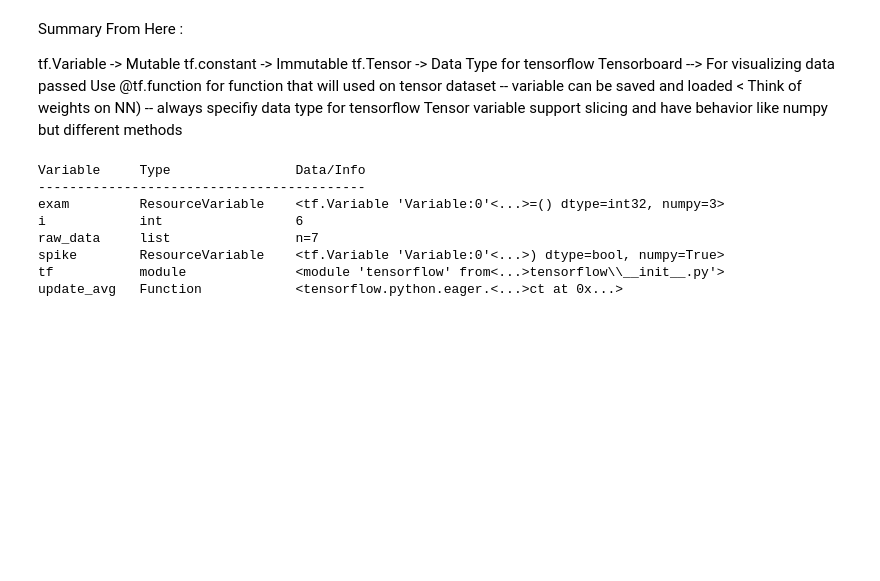
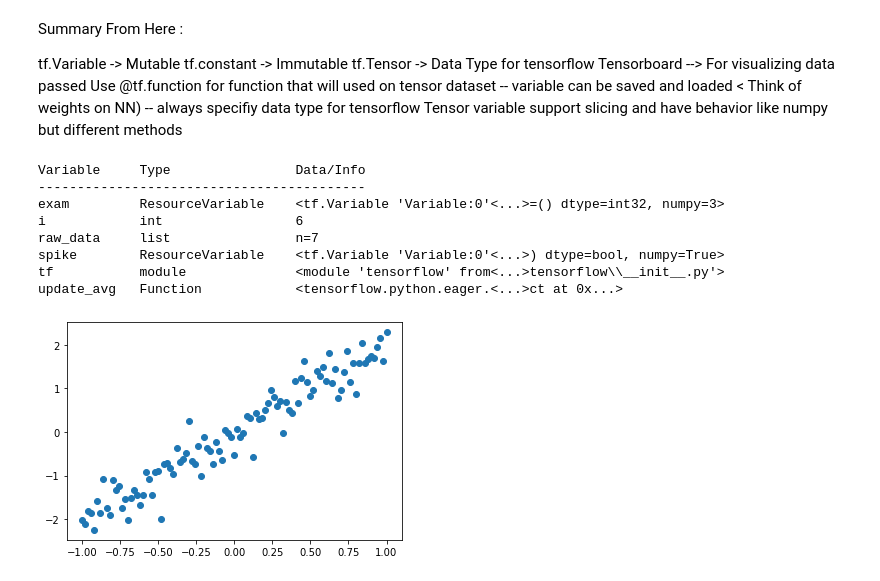
Before and after one commit to Xwyzworms/MachineLearningWithTensorflow, a Jupyter notebook: Implementation.ipynb, the cells around one changed output. Cells and saved outputs as stored; diff of their text form; code cells hidden in the pictures; blank space fills up the shorter version.

Commit message:
add  Lin& Poly regressio

```diff
--- a/Implementation.ipynb
+++ b/Implementation.ipynb
@@ -300,5 +300,15 @@ spike        ResourceVariable    <tf.Variable 'Variable:0'<...>) dtype=bool, num
 tf           module              <module 'tensorflow' from<...>tensorflow\\__init__.py'>
 update_avg   Function            <tensorflow.python.eager.<...>ct at 0x...>
 # %%
-##
+# Creating Linear regression
+import numpy as np
+import matplotlib.pyplot as plt
+
+x_train = np.linspace(-1,1,101)
+y_train = 2 * x_train + np.random.randn(x_train.shape[0]) * 0.33
+
+plt.scatter(x_train,y_train)
+plt.show()
+# %% [output]
+[figure, added]
 # %%
```
Also changed, not shown: parts of 7 cells of this notebook.
